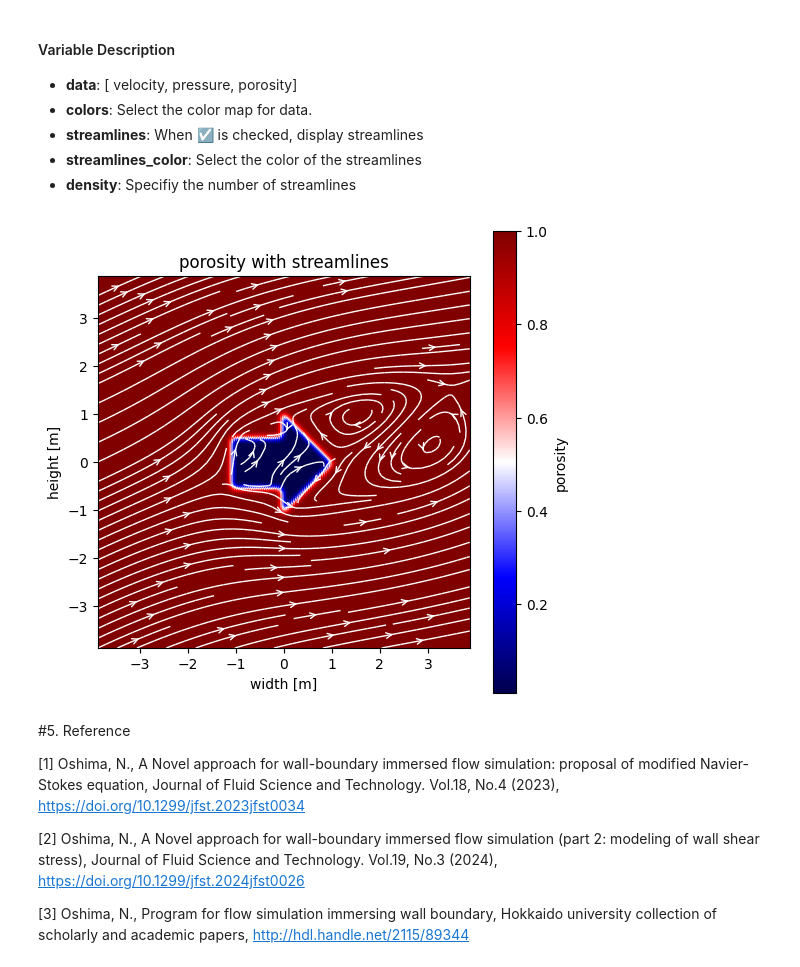
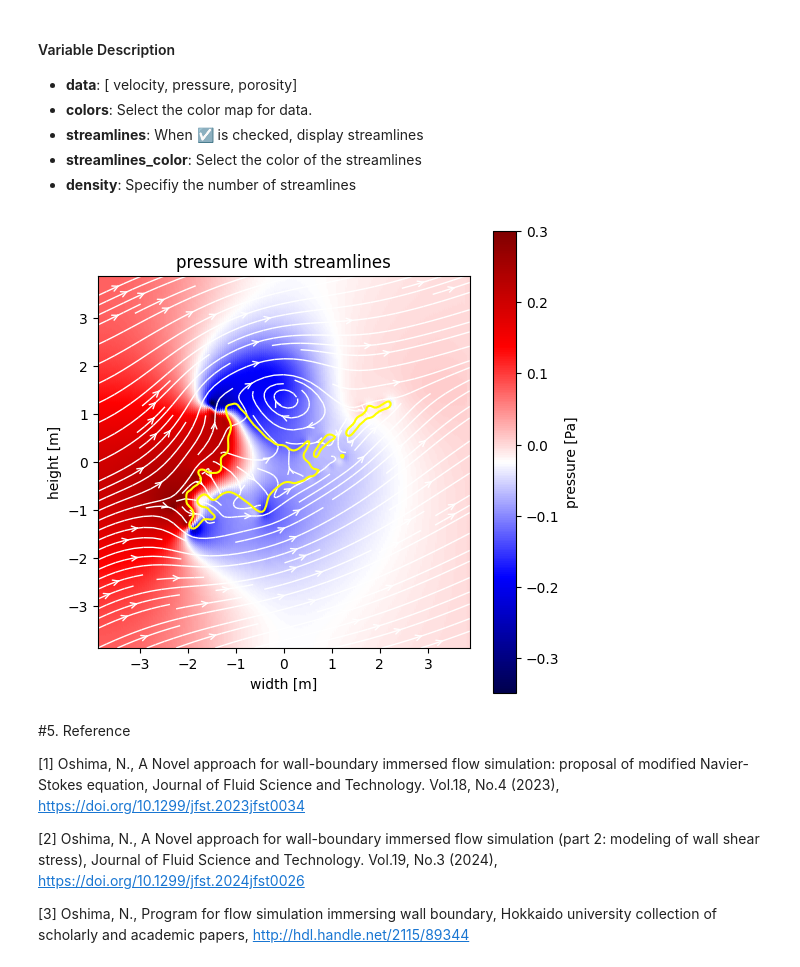
Before and after one commit to nobu-n2002/VSJ2024, a Jupyter notebook: PixelFlow_VSJ2024.ipynb, the cells around one changed output. Drawn from its saved outputs; the diff is of its cells as text; code cells hidden in the pictures.

```diff
--- a/PixelFlow_VSJ2024.ipynb
+++ b/PixelFlow_VSJ2024.ipynb
@@ -170,7 +170,7 @@ from IPython.display import display, Image
 import matplotlib.pyplot as plt
 
 # Parameters
-MARGIN = 320 # @param {type:"slider", min:0, max:1000, step:10}
+MARGIN = 130 # @param {type:"slider", min:0, max:1000, step:10}
 
 # Current working directory
 CWD = os.getcwd()
@@ -291,9 +291,9 @@ def custom_rgb_to_grayscale(image, weights=[0.229, 0.587, 0.114]):
 # @markdown $$ \rm{w} = w_1 + w_2 + w_3$$
 
 # Custom weights for RGB to grayscale conversion
-w1 = 0 # @param {type:"slider", min:0, max:1, step:0.01}
-w2 = 1 # @param {type:"slider", min:0, max:1, step:0.01}
-w3 = 0.23 # @param {type:"slider", min:0, max:1, step:0.01}
+w1 = 1 # @param {type:"slider", min:0, max:1, step:0.01}
+w2 = 0 # @param {type:"slider", min:0, max:1, step:0.01}
+w3 = 1 # @param {type:"slider", min:0, max:1, step:0.01}
 w = w1 + w2 + w3
 
 # BGR
@@ -319,7 +319,7 @@ for file_path in [file_path_gray, file_path_threshold]:
 IMG = cv2.imread(file_path_cropped, cv2.IMREAD_UNCHANGED)
 
 # Threshold parameters
-threshold = 97 # @param {type:"slider", min:0, max:255, step:1}
+threshold = 160 # @param {type:"slider", min:0, max:255, step:1}
 inverse = False # @param {type:"boolean"}
 
 # Get image dimensions
@@ -504,9 +504,9 @@ import matplotlib.pyplot as plt
 import os
 
 resolution = 200  # @param {type: "integer"}
-outline = False # @param {type:"boolean"}
+outline = True # @param {type:"boolean"}
 generation_type = "GaussianBlur"
-thickness = 2.0  # @param {type:"raw"}
+thickness = 1.5  # @param {type:"raw"}
 
 CWD = os.getcwd()
 
@@ -1625,9 +1625,9 @@ with open(file_path, 'r') as csvfile:
 
 
 # ========= Settings ==========
-re = 80  # @param {type:"integer"}
+re = 40  # @param {type:"integer"}
 dt = 0.01 # @param {type:"raw"}
-timeval = 10 # @param {type:"raw"}
+timeval = 5 # @param {type:"raw"}
 xnue = 0.025 # [m2/s]
 xlamda = 0.000 # [m2/s]
 porosity_threshold = 1.0e-2
@@ -1784,23 +1784,26 @@ The simulation results are output to a file named `output/solution_uvp.csv`. By
 - **streamlines_color**: Select the color of the streamlines
 - **density**: Specifiy the number of streamlines
 # %%
-# @title Display Results { run: "auto", vertical-output: true, form-width: "40%" }
+#@title Display Results { run: "auto", vertical-output: true, form-width: "40%" }
 
 import pandas as pd
+import numpy as np
 import matplotlib.pyplot as plt
 
 
-def plot_selected_variable(df, x_variable, y_variable, color_variable, cmap, streamlines, density, streamlines_color, title, file_path):
-
+def plot_selected_variable(df, x_variable, y_variable, color_variable, cmap, streamlines, density, streamlines_color, interface, contour_color, title, file_path):
     fig, ax = plt.subplots(figsize=(6, 6))
 
     add_title = ''
 
     if streamlines:
-      plot_streamlines(fig, ax, df, 'xp', 'yp', 'velocity_u_bulk', 'velocity_v_bulk', density, streamlines_color)
-      add_title = ' with streamlines'
+        plot_streamlines(fig, ax, df, 'xp', 'yp', 'velocity_u_bulk', 'velocity_v_bulk', density, streamlines_color)
+        add_title = ' with streamlines'
 
     scatter = ax.scatter(df[x_variable], df[y_variable], c=df[color_variable], cmap=cmap, s=10)
+
+    if interface:
+        plot_contour(fig, ax, df, x_variable, y_variable, 'porosity', 0.5, contour_color)
 
     ax.set_title(title)
     ax.set_xlabel('width [m]')
@@ -1810,9 +1813,9 @@ def plot_selected_variable(df, x_variable, y_variable, color_variable, cmap, str
     unit = ''
 
     if title == 'velocity':
-      unit = ' [m/s]'
+        unit = ' [m/s]'
     elif title == 'pressure':
-      unit = ' [Pa]'
+        unit = ' [Pa]'
 
     cbar = plt.colorbar(scatter)
     cbar.set_label(title + unit)
@@ -1824,7 +1827,6 @@ def plot_selected_variable(df, x_variable, y_variable, color_variable, cmap, str
 
 
 def plot_streamlines(fig, ax, df, x_variable, y_variable, u_variable, v_variable, density, color):
-
     # calculate absolute velocity and add table
     df['velocity_abs'] = np.sqrt(df[u_variable]**2 + df[v_variable]**2)
 
@@ -1832,52 +1834,63 @@ def plot_streamlines(fig, ax, df, x_variable, y_variable, u_variable, v_variable
     x_range = np.linspace(df[x_variable].min(), df[x_variable].max(), len(np.unique(df[x_variable])))
     y_range = np.linspace(df[y_variable].min(), df[y_variable].max(), len(np.unique(df[y_variable])))
 
     # create grid
     X, Y = np.meshgrid(x_range, y_range)
 
     # get velocity vectors
     U = df[u_variable].values.reshape(len(x_range), len(y_range)).T
     V = df[v_variable].values.reshape(len(x_range), len(y_range)).T
     A = df['velocity_abs'].values.reshape(len(x_range), len(y_range)).T
 
     # render streamlines
     stream = ax.streamplot(X, Y, U, V, density=density, color=color, linewidth=1, arrowsize=1, arrowstyle='->')
 
 
-data = 'porosity' #@param ['velocity', 'pressure', 'porosity']
-data_name = ['velocity_u_bulk','velocity_v_bulk','velocity_u_inst','velocity_v_inst','pressure_p_fluid','pressure_p_all','porosity']
-colors = 'seismic' #@param ['PiYG', 'PRGn', 'BrBG', 'PuOr', 'RdGy', 'RdBu', 'RdYlBu', 'RdYlGn', 'Spectral', 'coolwarm', 'bwr', 'seismic', 'ocean', 'gist_earth', 'terrain', 'gist_stern', 'gnuplot', 'gnuplot2', 'CMRmap', 'cubehelix', 'brg', 'gist_rainbow', 'rainbow', 'jet', 'turbo', 'nipy_spectral', 'gist_ncar']
-streamlines = True # @param {type:"boolean"}
-streamlines_colors = 'white' #@param ['red', 'green', 'blue', 'cyan', 'magenta', 'yellow', 'black', 'white']
-streamlines_density = 1.3 # @param {type:"slider", min:0.1, max:1.5, step:0.1}
+def plot_contour(fig, ax, df, x_variable, y_variable, z_variable, level, color):
+    # create grid
+    x_range = np.linspace(df[x_variable].min(), df[x_variable].max(), 100)
+    y_range = np.linspace(df[y_variable].min(), df[y_variable].max(), 100)
+    X, Y = np.meshgrid(x_range, y_range)
+
+    # interpolate z variable on grid
+    Z = plt.tricontour(df[x_variable], df[y_variable], df[z_variable], levels=[level], colors=color)
+    # ax.clabel(Z, fmt='%2.1f', colors=color, fontsize=12)
+
+
+data = 'pressure'  # @param ['velocity', 'pressure', 'porosity']
+data_name = ['velocity_u_bulk', 'velocity_v_bulk', 'velocity_u_inst', 'velocity_v_inst', 'pressure_p_fluid', 'pressure_p_all', 'porosity']
+colors = 'seismic'  # @param ['PiYG', 'PRGn', 'BrBG', 'PuOr', 'RdGy', 'RdBu', 'RdYlBu', 'RdYlGn', 'Spectral', 'coolwarm', 'bwr', 'seismic', 'ocean', 'gist_earth', 'terrain', 'gist_stern', 'gnuplot', 'gnuplot2', 'CMRmap', 'cubehelix', 'brg', 'gist_rainbow', 'rainbow', 'jet', 'turbo', 'nipy_spectral', 'gist_ncar']
+streamlines = True  # @param {type:"boolean"}
+streamlines_colors = 'white'  # @param ['red', 'green', 'blue', 'cyan', 'magenta', 'yellow', 'black', 'white']
+interface = True  # @param {type:"boolean"}
+interface_colors = 'yellow'  # @param ['red', 'green', 'blue', 'cyan', 'magenta', 'yellow', 'black', 'white']
+streamlines_density = 1.3  # @param {type:"slider", min:0.1, max:1.5, step:0.1}
 
 # file path
 file_path = 'output/solution_uvp.csv'
-
-
 
 # read data file using pandas
 df = pd.read_csv(file_path)
 
 df['velocity_abs_bulk'] = np.sqrt(df['velocity_u_bulk']**2 + df['velocity_v_bulk']**2)
 df['velocity_abs_inst'] = np.sqrt(df['velocity_u_inst']**2 + df['velocity_v_inst']**2)
 
 if data == 'velocity':
-  # output file path
-  output_file_path = 'fig/velocity.png'
-  variable_name = 'velocity_abs_bulk'
+    # output file path
+    output_file_path = 'fig/velocity.png'
+    variable_name = 'velocity_abs_bulk'
 elif data == 'pressure':
-  # output file path
-  output_file_path = 'fig/pressure.png'
-  variable_name = 'pressure_p_fluid'
+    # output file path
+    output_file_path = 'fig/pressure.png'
+    variable_name = 'pressure_p_fluid'
 elif data == 'porosity':
-  # output file path
-  output_file_path = 'fig/porosity.png'
-  variable_name = 'porosity'
+    # output file path
+    output_file_path = 'fig/porosity.png'
+    variable_name = 'porosity'
 
-plot_selected_variable(df, 'xp', 'yp', variable_name, colors, streamlines, streamlines_density, streamlines_colors, f'{data}', output_file_path)
+plot_selected_variable(df, 'xp', 'yp', variable_name, colors, streamlines, streamlines_density, streamlines_colors, interface, interface_colors,f'{data}', output_file_path)
 # %% [output]
-[figure, old version]
+[figure, new version]
 # %%
 # @title Zip output file for download
 %%capture
```
Also changed, not shown: parts of 7 cells of this notebook.
